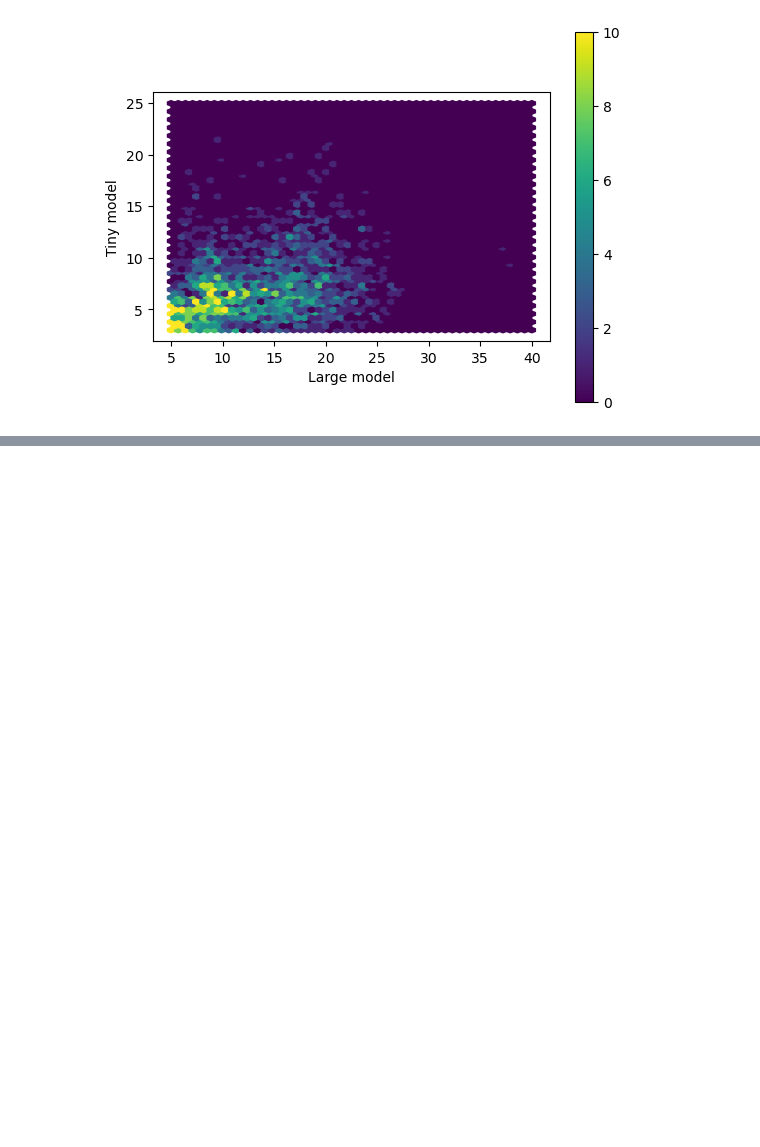
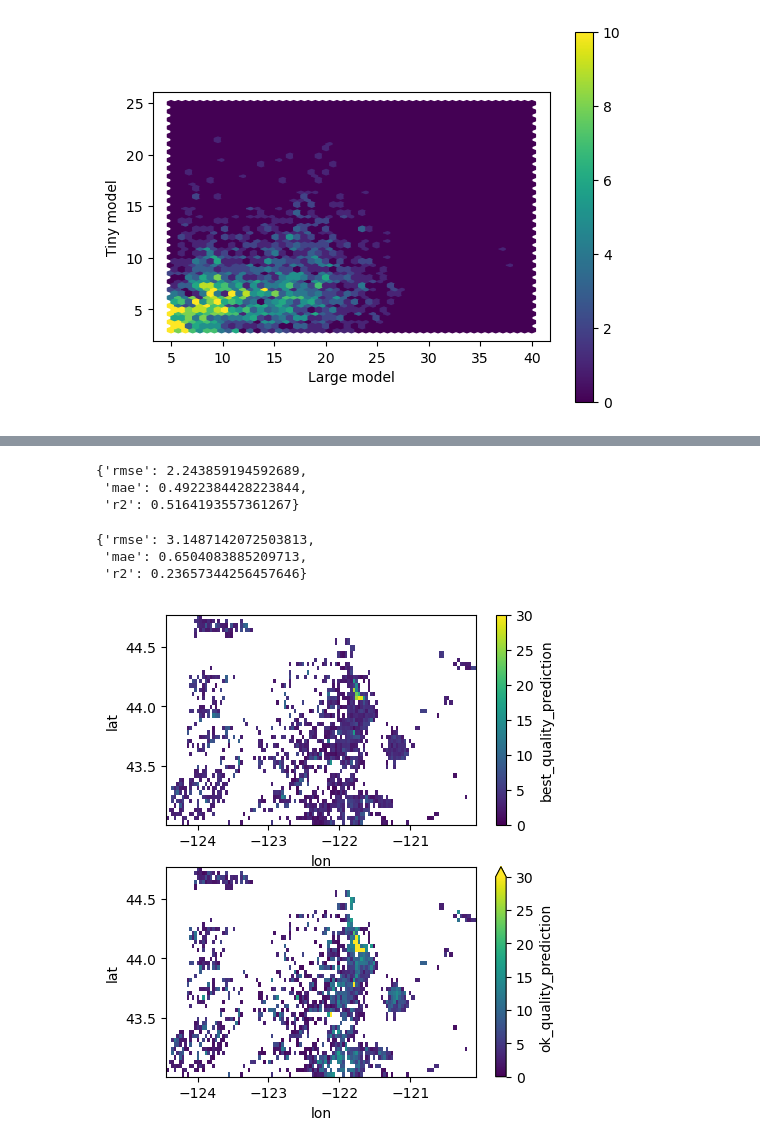
Before and after one commit to geo-smart/swe_forecasting_prod, a Jupyter notebook: notebooks/small_training.ipynb, the cells around one changed output, grey strips where cells are left out. Saved outputs shown, nothing was run; the diff lists cells and outputs as text; code cells hidden in the pictures; blank space fills up the shorter version.

```diff
--- a/notebooks/small_training.ipynb
+++ b/notebooks/small_training.ipynb
@@ -237,0 +236,47 @@ Type:      function
+# %%
+best_quality = smalljoin[smalljoin.Quality_flag == 0]
+et_best = ETHoleTiny()
+et_best.preprocess_data(best_quality, verbose=False, chosen_columns=chosen_columns_qa + ["swe_value"])
+et_best.fit()
+et_best.evaluate()
+# %% [output]
+{'rmse': 2.243859194592689,
+ 'mae': 0.4922384428223844,
+ 'r2': 0.5164193557361267}
+# %%
+ok_quality = smalljoin[smalljoin.Quality_flag < 3]
+et_ok = ETHoleTiny()
+et_ok.preprocess_data(ok_quality, verbose=False, chosen_columns=chosen_columns_qa + ["swe_value"])
+et_ok.fit()
+et_ok.evaluate()
+# %% [output]
+{'rmse': 3.1487142072503813,
+ 'mae': 0.6504083885209713,
+ 'r2': 0.23657344256457646}
+# %%
+predict_data_qa = pd.read_csv("/home/jovyan/shared-public/ml_swe_monitoring_prod/test_data_2023-12-15_MODISwQAflags.csv")
+predict_data_qa = predict_data_qa.dropna(subset=chosen_columns_qa)
+predict_data_qa = predict_data_qa[predict_data_qa.MOD10A_fsca <= 100]
+# %%
+predict_data_qa["best_quality_prediction"] = et_best.predict(predict_data_qa[chosen_columns_qa])
+predict_data_qa["ok_quality_prediction"] = et_ok.predict(predict_data_qa[chosen_columns_qa])
+# %%
+def compare_spatial_output(df, outputs, lat_column="lat", lon_column="lon",
+                          fig_args=dict(), plot_args=dict()):
+    df_as_xr = df.set_index([lat_column, lon_column]).to_xarray()
+    fig, axes = plt.subplots(nrows=len(outputs), ncols=1, figsize=(5, 3*len(outputs)), **fig_args)
+    for i in range(len(outputs)):
+        df_as_xr[outputs[i]].plot(ax=axes[i], **plot_args)
+    plt.show()
+
+
+predict_data_qa_mask = predict_data_qa[
+    np.logical_and(
+        ~(predict_data_qa.best_quality_prediction < 0.5),
+        ~(predict_data_qa.ok_quality_prediction < 0.5)
+    )
+]
+compare_spatial_output(predict_data_qa_mask, ["best_quality_prediction", "ok_quality_prediction"],
+                      plot_args=dict(vmin=0, vmax=30))
+# %% [output]
+[figure, added]
```
Also changed, not shown: parts of 12 cells of this notebook.
